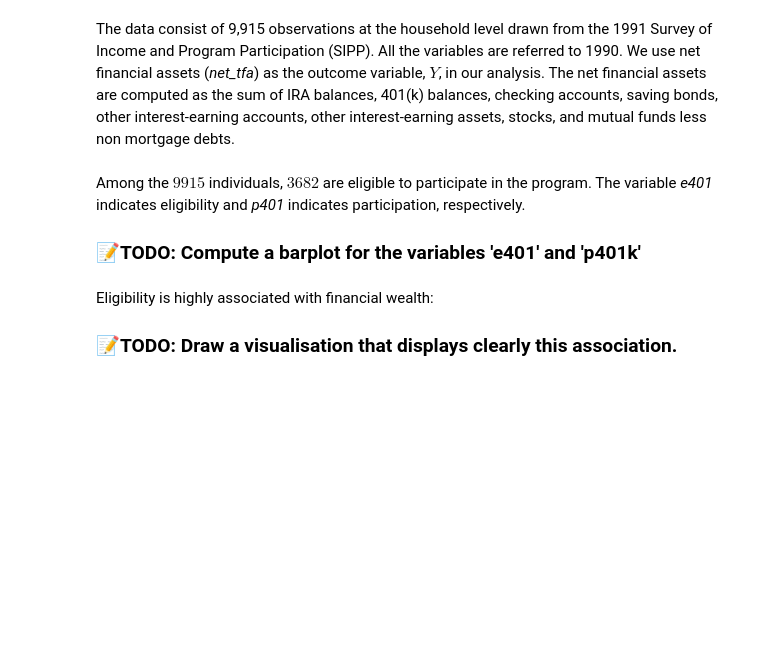
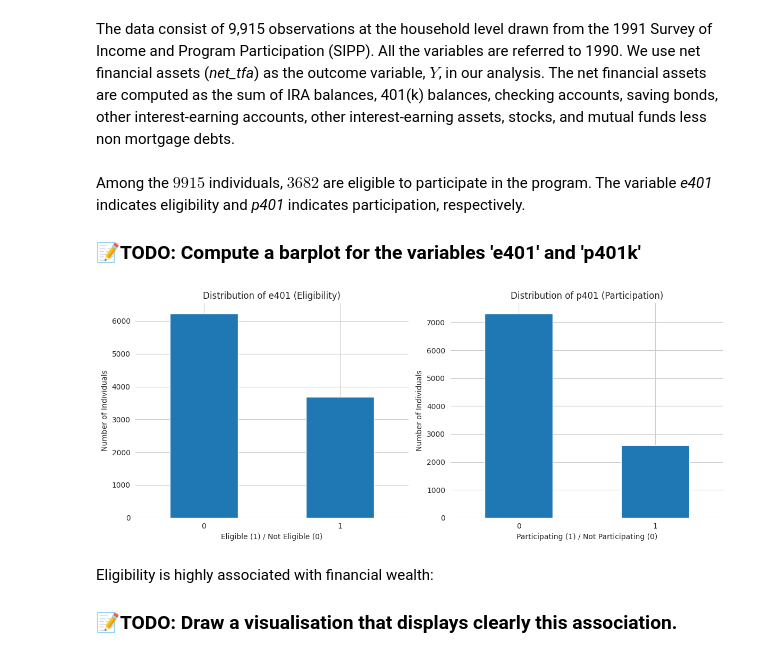
Before and after one commit to PaulJasson/ML-for-Eco, a Jupyter notebook: notebooks/3b_dags_double_ml_pension.ipynb, the cells around one changed output. Cells and saved outputs as stored; diff of their text form; code cells hidden in the pictures; blank space fills up the shorter version.

```diff
--- a/notebooks/3b_dags_double_ml_pension.ipynb
+++ b/notebooks/3b_dags_double_ml_pension.ipynb
@@ -121,6 +121,27 @@ The data consist of 9,915 observations at the household level drawn from the 199
 Among the $9915$ individuals, $3682$ are eligible to participate in the program. The variable *e401* indicates eligibility and *p401* indicates participation, respectively.
 
 ### 📝TODO: Compute a barplot for the variables 'e401' and 'p401k'
+# %%
+plt.figure(figsize=(12, 5))
+
+plt.subplot(1, 2, 1)
+data['e401'].value_counts().sort_index().plot(kind='bar')
+plt.title('Distribution of e401 (Eligibility)')
+plt.xlabel('Eligible (1) / Not Eligible (0)')
+plt.ylabel('Number of Individuals')
+plt.xticks(rotation=0)
+
+plt.subplot(1, 2, 2)
+data['p401'].value_counts().sort_index().plot(kind='bar')
+plt.title('Distribution of p401 (Participation)')
+plt.xlabel('Participating (1) / Not Participating (0)')
+plt.ylabel('Number of Individuals')
+plt.xticks(rotation=0)
+
+plt.tight_layout()
+plt.show()
+# %% [output]
+[figure, added]
 # %% [markdown]
 Eligibility is highly associated with financial wealth:
 ### 📝TODO: Draw a visualisation that displays clearly this association.
```
Also changed, not shown: parts of 4 cells of this notebook.
